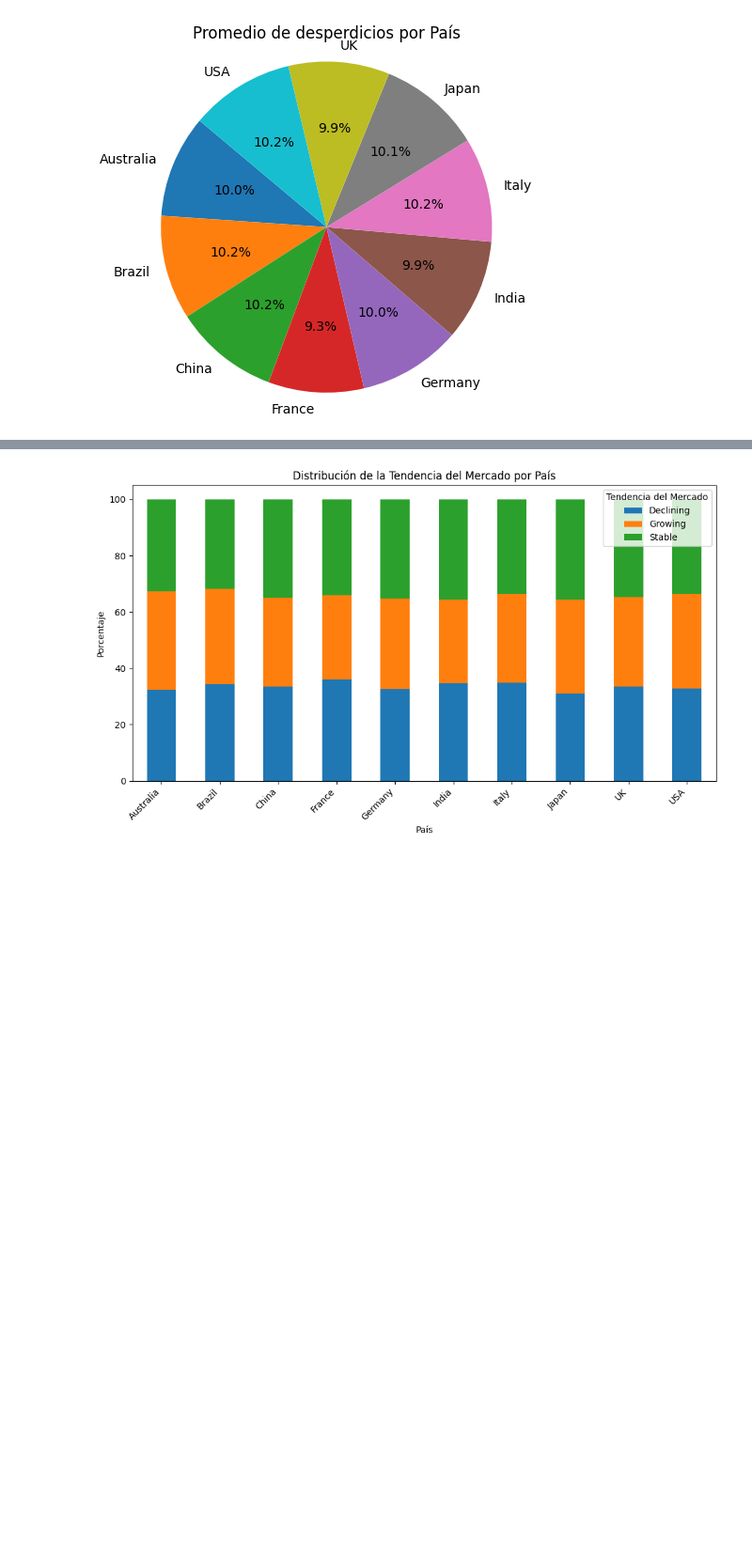
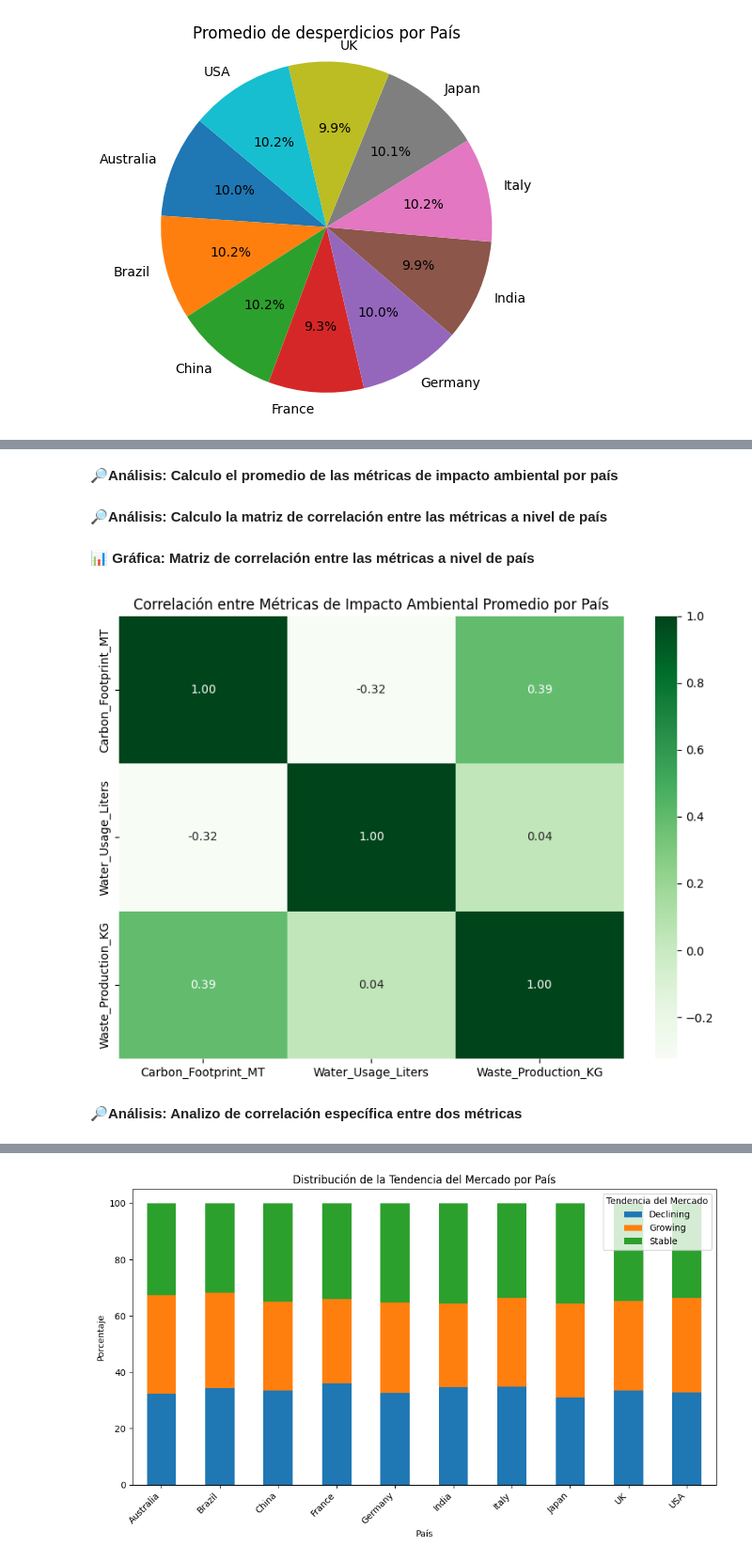
Before and after one commit to yoai13/EDA_SOSTENIBILIDAD_INDUSTRIA_TEXTIL, a Jupyter notebook: notebook/memoria_ industria_textill_sostenible.ipynb, the cells around one changed output, grey strips where cells are left out. Shown at 94% size. Saved outputs shown, nothing was run; the diff lists cells and outputs as text; code cells hidden in the pictures; blank space fills up the shorter version.

```diff
--- a/notebook/industria_textill_sostenible.ipynb
+++ b/notebook/memoria_ industria_textill_sostenible.ipynb
@@ -618,0 +474,20 @@ Una vez interpretada cada métrica ambiental por separado, podemos ver que excep
+# %% [markdown]
+🔎**Análisis: Calculo el promedio de las métricas de impacto ambiental por país**
+# %%
+promedio_impacto_por_pais = df1.groupby('Country')[['Carbon_Footprint_MT', 'Water_Usage_Liters', 'Waste_Production_KG']].mean()
+# %% [markdown]
+🔎**Análisis: Calculo la matriz de correlación entre las métricas a nivel de país**
+# %%
+matriz_correlacion_pais = promedio_impacto_por_pais.corr(method='pearson')
+# %% [markdown]
+📊 **Gráfica: Matriz de correlación entre las métricas a nivel de país**
+# %%
+plt.figure(figsize=(8, 6))
+sns.heatmap(matriz_correlacion_pais, annot=True, cmap="Greens", fmt=".2f")
+plt.title('Correlación entre Métricas de Impacto Ambiental Promedio por País')
+plt.tight_layout()
+plt.savefig("../images/practicas_sostenibles_waste_años.jpg")
+# %% [output]
+[figure, added]
+# %% [markdown]
+🔎**Análisis: Analizo de correlación específica entre dos métricas**
```
Also changed, not shown: parts of 132 cells of this notebook, 14 other files.
